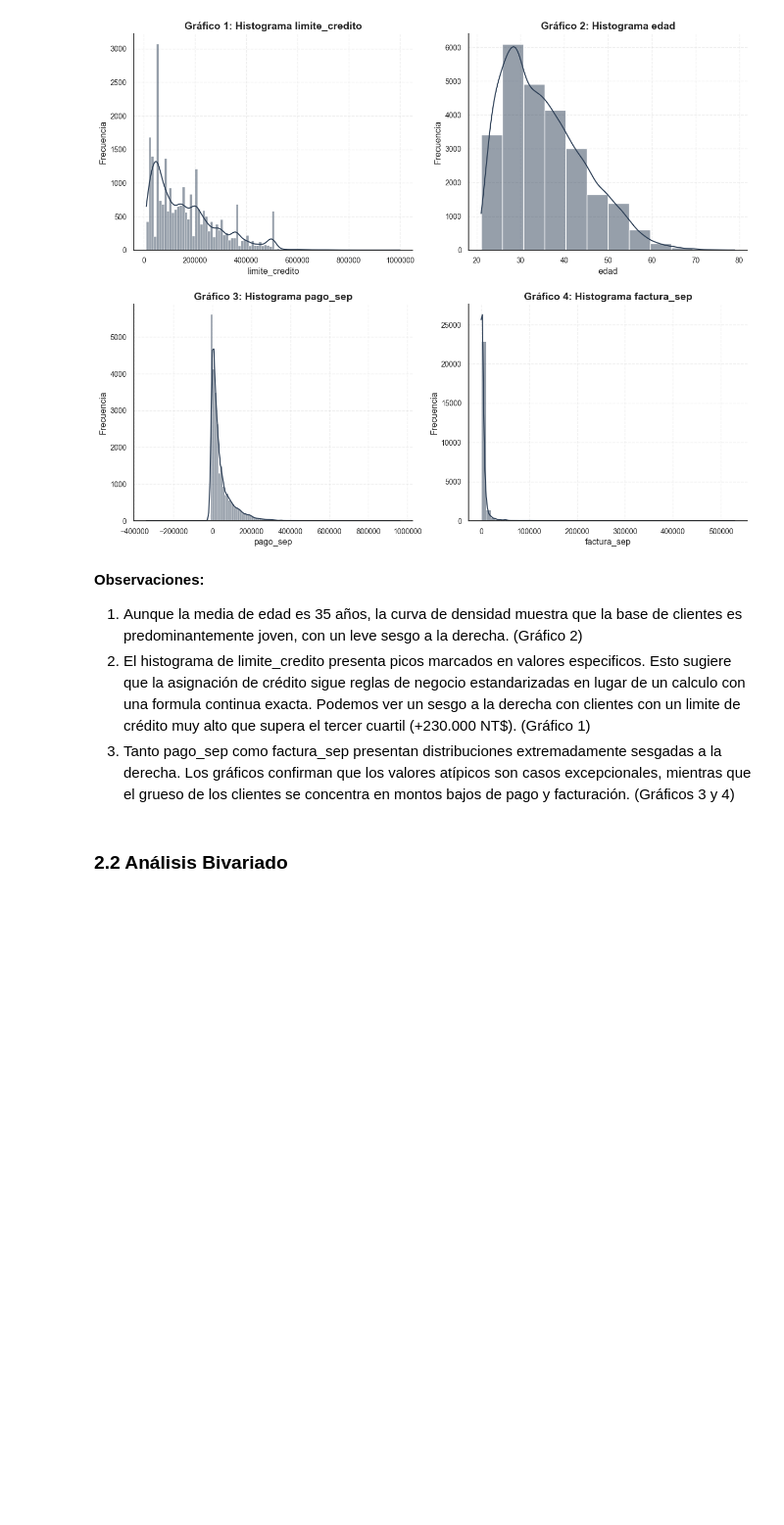
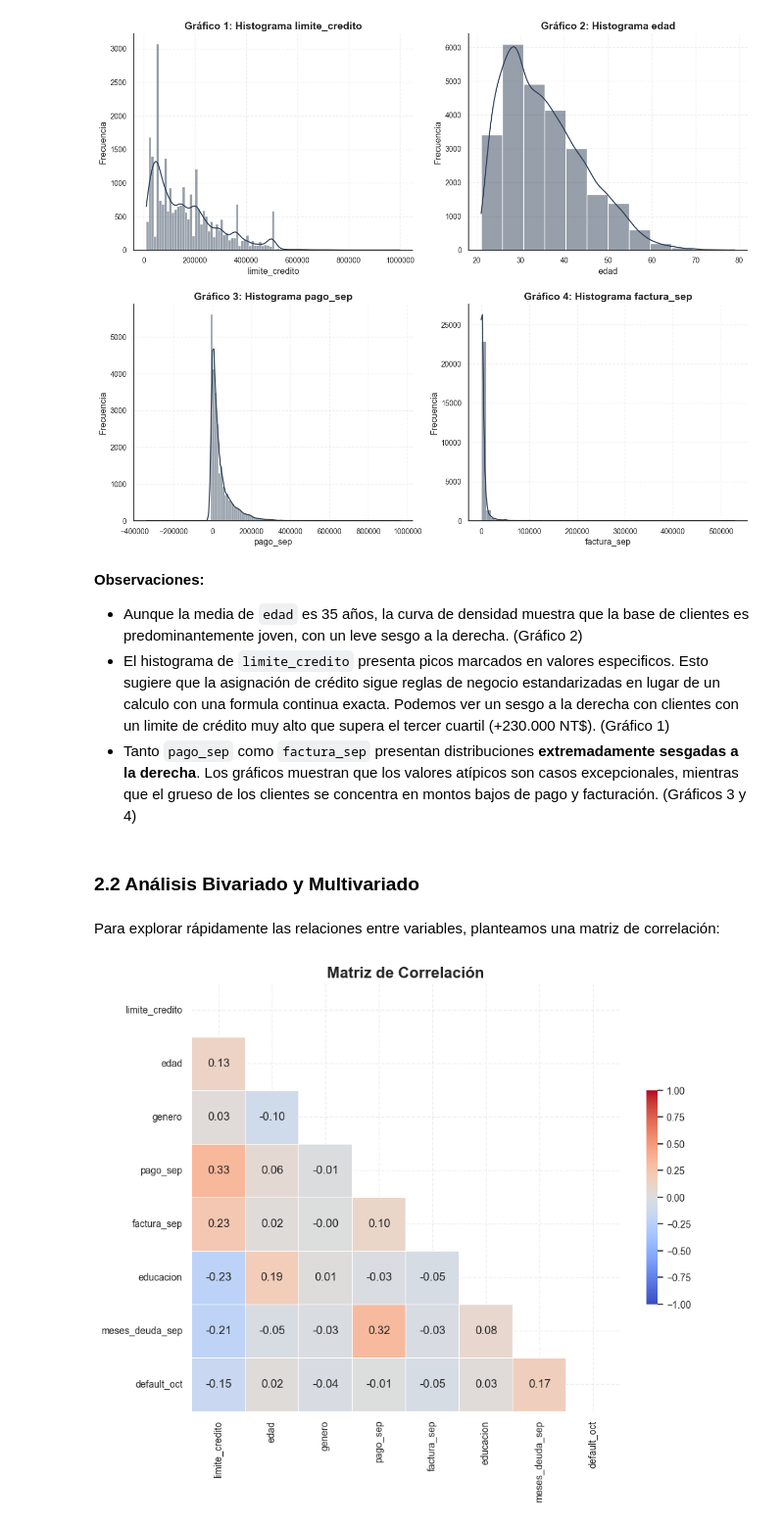
Before and after one commit to matvergara/CreditDefault-IAA-TPF, a Jupyter notebook: notebooks/02-exploración.ipynb, the cells around one changed output. Shown: that part at 98% size. Cells and saved outputs as stored; diff of their text form; code cells hidden in the pictures; blank space fills up the shorter version.

```diff
--- a/notebooks/02-exploración.ipynb
+++ b/notebooks/02-exploración.ipynb
@@ -126,8 +127,32 @@ for i, col in enumerate(col_num):
 [figure]
 # %% [markdown]
 **Observaciones:**
-1. Aunque la media de edad es 35 años, la curva de densidad muestra que la base de clientes es predominantemente joven, con un leve sesgo a la derecha. (Gráfico 2)
-2. El histograma de limite_credito presenta picos marcados en valores especificos. Esto sugiere que la asignación de crédito sigue reglas de negocio estandarizadas en lugar de un calculo con una formula continua exacta. Podemos ver un sesgo a la derecha con clientes con un limite de crédito muy alto que supera el tercer cuartil (+230.000 NT$). (Gráfico 1)
-3. Tanto pago_sep como factura_sep presentan distribuciones extremadamente sesgadas a la derecha. Los gráficos confirman que los valores atípicos son casos excepcionales, mientras que el grueso de los clientes se concentra en montos bajos de pago y facturación. (Gráficos 3 y 4)
+- Aunque la media de `edad` es 35 años, la curva de densidad muestra que la base de clientes es predominantemente joven, con un leve sesgo a la derecha. (Gráfico 2)
+- El histograma de `limite_credito` presenta picos marcados en valores especificos. Esto sugiere que la asignación de crédito sigue reglas de negocio estandarizadas en lugar de un calculo con una formula continua exacta. Podemos ver un sesgo a la derecha con clientes con un limite de crédito muy alto que supera el tercer cuartil (+230.000 NT$). (Gráfico 1)
+- Tanto `pago_sep` como `factura_sep` presentan distribuciones **extremadamente sesgadas a la derecha**. Los gráficos muestran que los valores atípicos son casos excepcionales, mientras que el grueso de los clientes se concentra en montos bajos de pago y facturación. (Gráficos 3 y 4)
 # %% [markdown]
-### 2.2 Análisis Bivariado
+### 2.2 Análisis Bivariado y Multivariado
+# %% [markdown]
+Para explorar rápidamente las relaciones entre variables, planteamos una matriz de correlación:
+# %%
+cols = ['limite_credito', 'edad', 'genero', 'pago_sep', 'factura_sep','educacion','meses_deuda_sep', 'default_oct']
+
+corr = df[cols].corr()
+
+plt.figure(figsize=(10, 8))
+
+sns.heatmap(corr,
+            mask=np.triu(np.ones_like(corr, dtype=bool)), # Máscara para no generar el triangulo superior
+            cmap='coolwarm',
+            vmax=1, vmin=-1,
+            center=0,
+            square=True,
+            linewidths=.5,
+            cbar_kws={"shrink": .5},
+            annot=True,
+            fmt=".2f")
+
+plt.title('Matriz de Correlación', fontsize=16)
+plt.show()
+# %% [output]
+[figure, added]
```
Also changed, not shown: parts of 12 cells of this notebook.
